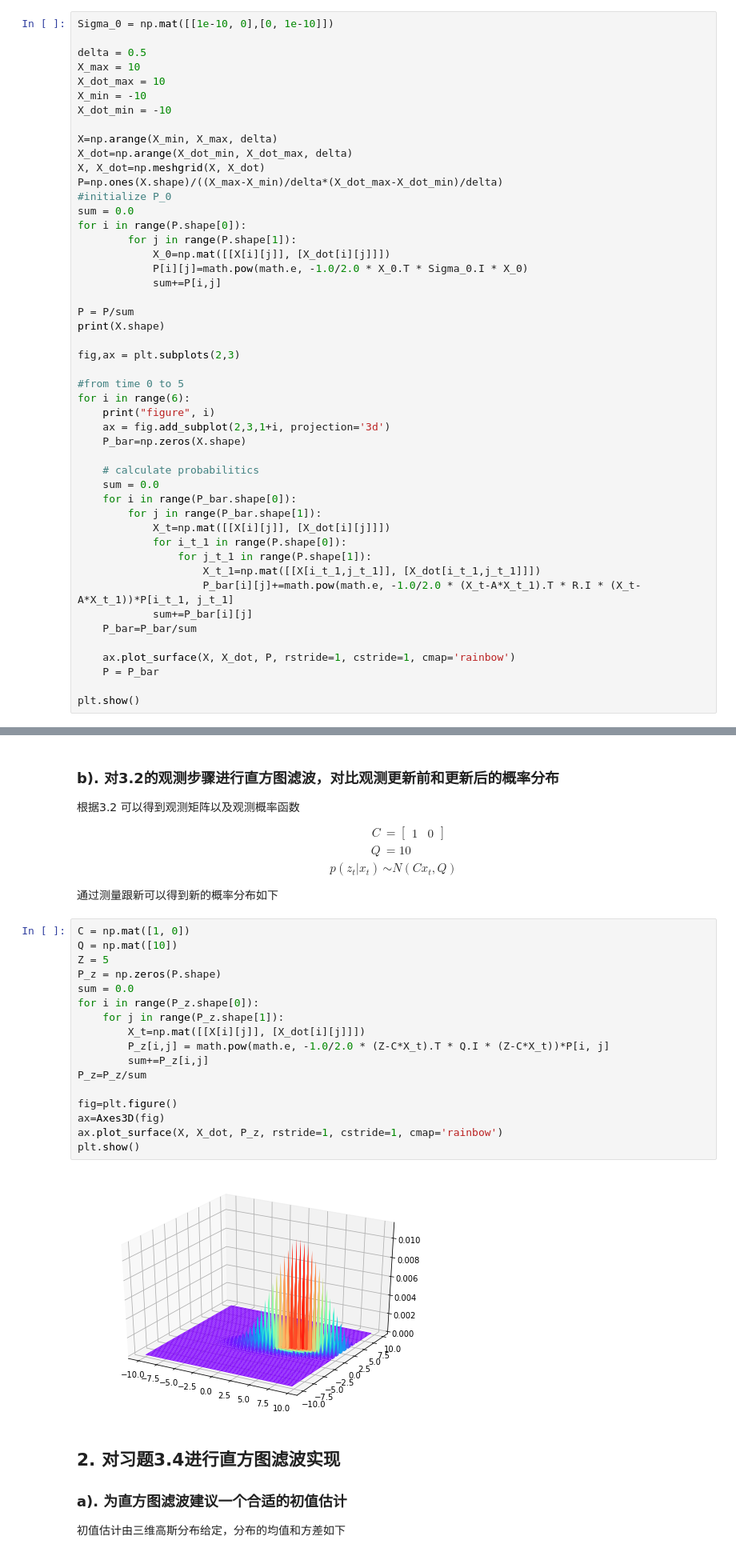
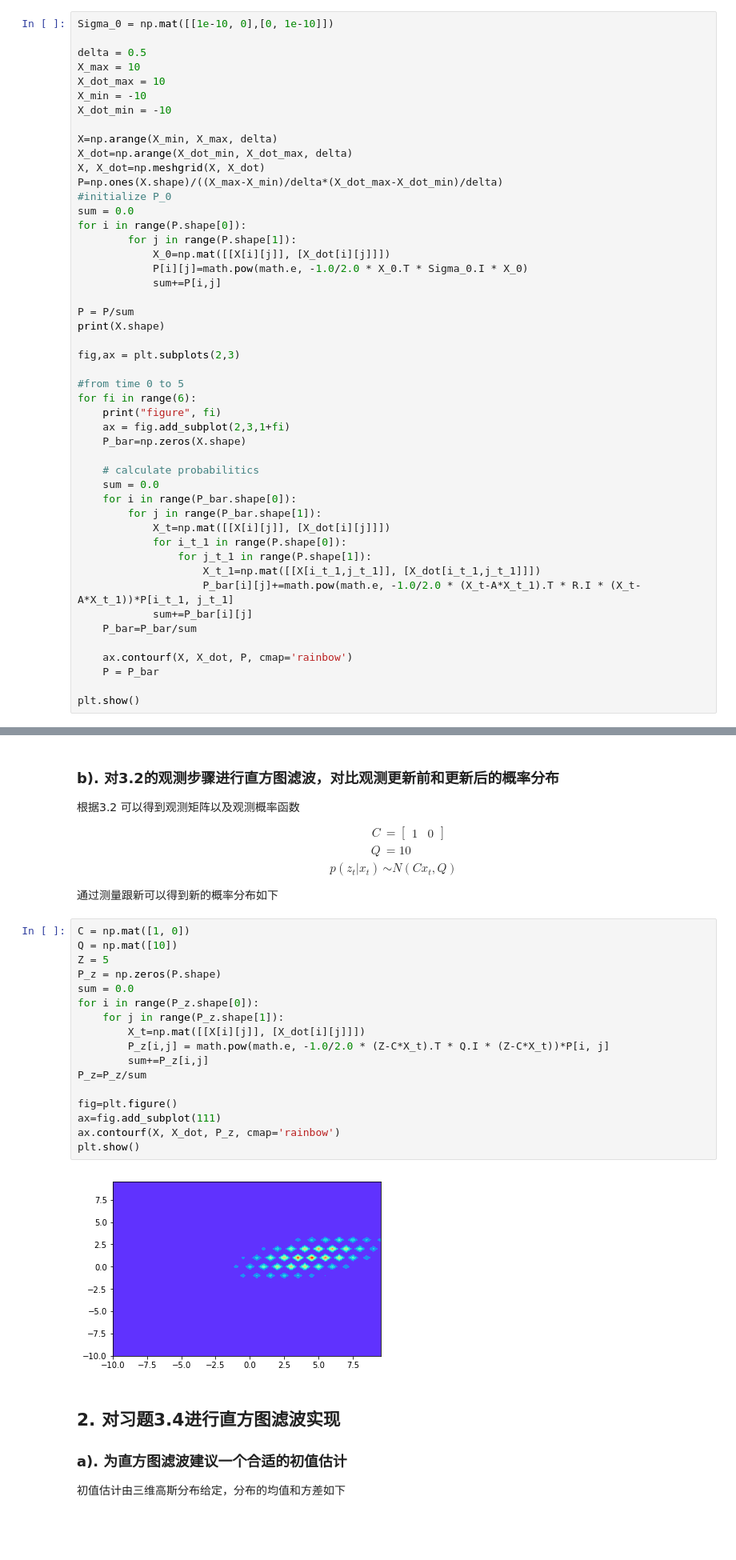
Before and after one commit to Yu-Xiaoxian/probabilistic_robotics_exercises, a Jupyter notebook: ch4_nonparametric_filters/第四章-非参数滤波.ipynb, the cells around one changed output, grey strips where cells are left out. Shown at 80% size. Cells and saved outputs as stored; diff of their text form; blank space fills up the shorter version.

```diff
--- a/ch4_nonparametric_filters/第四章-非参数滤波.ipynb
+++ b/ch4_nonparametric_filters/第四章-非参数滤波.ipynb
@@ -63,9 +63,9 @@ print(X.shape)
 fig,ax = plt.subplots(2,3)
 
 #from time 0 to 5
-for i in range(6):
-    print("figure", i)
-    ax = fig.add_subplot(2,3,1+i, projection='3d')
+for fi in range(6):
+    print("figure", fi)
+    ax = fig.add_subplot(2,3,1+fi)
     P_bar=np.zeros(X.shape)
 
     # calculate probabilitics
@@ -80,7 +80,7 @@ for i in range(6):
             sum+=P_bar[i][j]
     P_bar=P_bar/sum
 
-    ax.plot_surface(X, X_dot, P, rstride=1, cstride=1, cmap='rainbow')
+    ax.contourf(X, X_dot, P, cmap='rainbow')
     P = P_bar
 
 plt.show()
@@ -108,22 +108,22 @@ $$
 # %%
 C = np.mat([1, 0])
 Q = np.mat([10])
 Z = 5
 P_z = np.zeros(P.shape)
 sum = 0.0
 for i in range(P_z.shape[0]):
     for j in range(P_z.shape[1]):
         X_t=np.mat([[X[i][j]], [X_dot[i][j]]])
         P_z[i,j] = math.pow(math.e, -1.0/2.0 * (Z-C*X_t).T * Q.I * (Z-C*X_t))*P[i, j]
         sum+=P_z[i,j]
 P_z=P_z/sum
 
 fig=plt.figure()
-ax=Axes3D(fig)
-ax.plot_surface(X, X_dot, P_z, rstride=1, cstride=1, cmap='rainbow')
+ax=fig.add_subplot(111)
+ax.contourf(X, X_dot, P_z, cmap='rainbow')
 plt.show()
 # %% [output]
-[figure, old version]
+[figure, new version]
 # %% [markdown]
 ## 2. 对习题3.4进行直方图滤波实现
 
```
Also changed, not shown: parts of 8 cells of this notebook.
